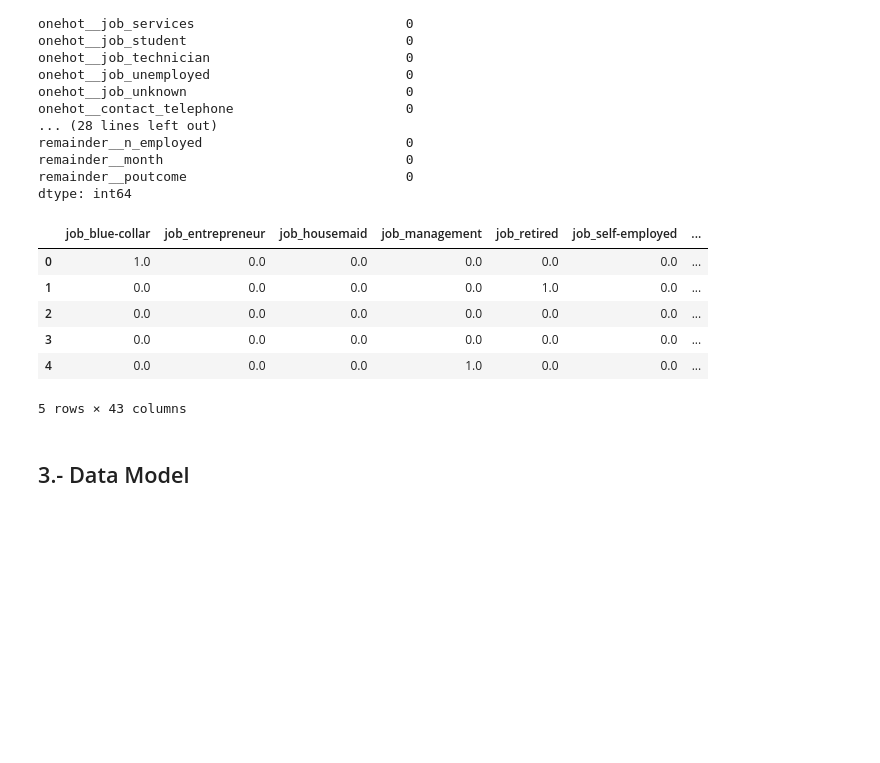
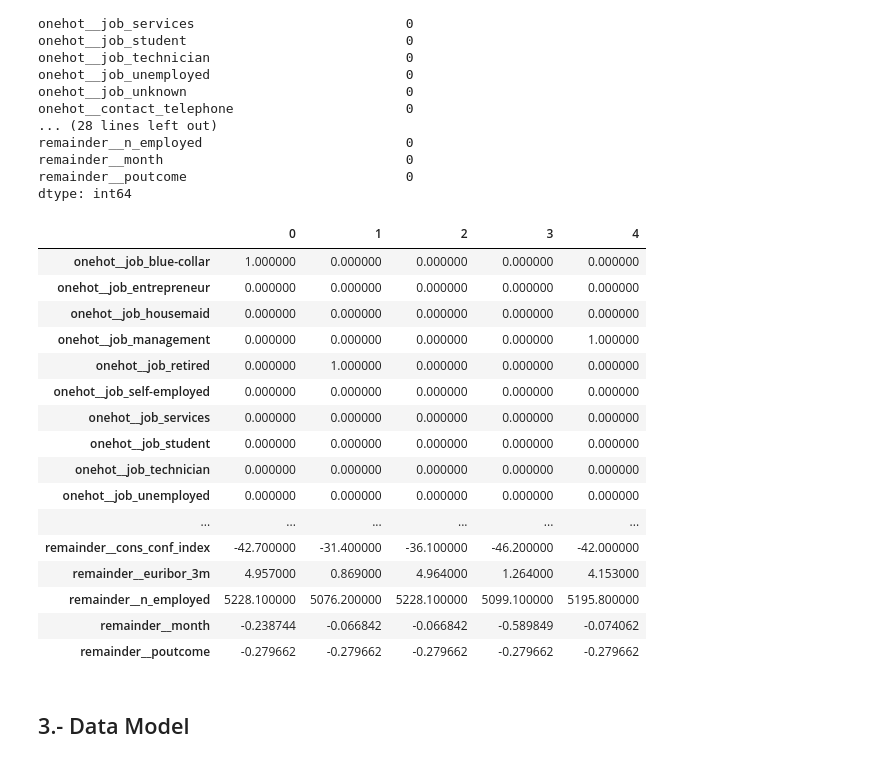
Before and after one commit to marcemir/MLAdvancedProject, a Jupyter notebook: 2410_kaggle_bank_campaingMarcelo.ipynb, the cells around one changed output. Drawn from its saved outputs; the diff is of its cells as text; code cells hidden in the pictures; blank space fills up the shorter version.

```diff
--- a/2410_kaggle_bank_campaingMarcelo.ipynb
+++ b/2410_kaggle_bank_campaingMarcelo.ipynb
@@ -632,15 +635,25 @@ remainder__month                               0
 remainder__poutcome                            0
 dtype: int64
 # %%
-X_train_transformed_df.head()
+X_train_transformed_df.head().T
 # %% [output]
-|  | job_blue-collar | job_entrepreneur | job_housemaid | job_management | job_retired | job_self-employed | ... |
-| 0 | 1.0 | 0.0 | 0.0 | 0.0 | 0.0 | 0.0 | ... |
-| 1 | 0.0 | 0.0 | 0.0 | 0.0 | 1.0 | 0.0 | ... |
-| 2 | 0.0 | 0.0 | 0.0 | 0.0 | 0.0 | 0.0 | ... |
-| 3 | 0.0 | 0.0 | 0.0 | 0.0 | 0.0 | 0.0 | ... |
-| 4 | 0.0 | 0.0 | 0.0 | 1.0 | 0.0 | 0.0 | ... |
+|  | 0 | 1 | 2 | 3 | 4 |
+| onehot__job_blue-collar | 1.000000 | 0.000000 | 0.000000 | 0.000000 | 0.000000 |
+| onehot__job_entrepreneur | 0.000000 | 0.000000 | 0.000000 | 0.000000 | 0.000000 |
+| onehot__job_housemaid | 0.000000 | 0.000000 | 0.000000 | 0.000000 | 0.000000 |
+| onehot__job_management | 0.000000 | 0.000000 | 0.000000 | 0.000000 | 1.000000 |
+| onehot__job_retired | 0.000000 | 1.000000 | 0.000000 | 0.000000 | 0.000000 |
+| onehot__job_self-employed | 0.000000 | 0.000000 | 0.000000 | 0.000000 | 0.000000 |
+| onehot__job_services | 0.000000 | 0.000000 | 0.000000 | 0.000000 | 0.000000 |
+| onehot__job_student | 0.000000 | 0.000000 | 0.000000 | 0.000000 | 0.000000 |
+| onehot__job_technician | 0.000000 | 0.000000 | 0.000000 | 0.000000 | 0.000000 |
+| onehot__job_unemployed | 0.000000 | 0.000000 | 0.000000 | 0.000000 | 0.000000 |
+| ... | ... | ... | ... | ... | ... |
+| remainder__cons_conf_index | -42.700000 | -31.400000 | -36.100000 | -46.200000 | -42.000000 |
+| remainder__euribor_3m | 4.957000 | 0.869000 | 4.964000 | 1.264000 | 4.153000 |
+| remainder__n_employed | 5228.100000 | 5076.200000 | 5228.100000 | 5099.100000 | 5195.800000 |
+| remainder__month | -0.238744 | -0.066842 | -0.066842 | -0.589849 | -0.074062 |
+| remainder__poutcome | -0.279662 | -0.279662 | -0.279662 | -0.279662 | -0.279662 |
-5 rows × 43 columns
 # %%
 train_transformed = train_df[['age','campaing','pdays',
                               'previous','emp_var_rate', 'cons_price_index',
```
Also changed, not shown: parts of 17 cells of this notebook, 1 other file.
